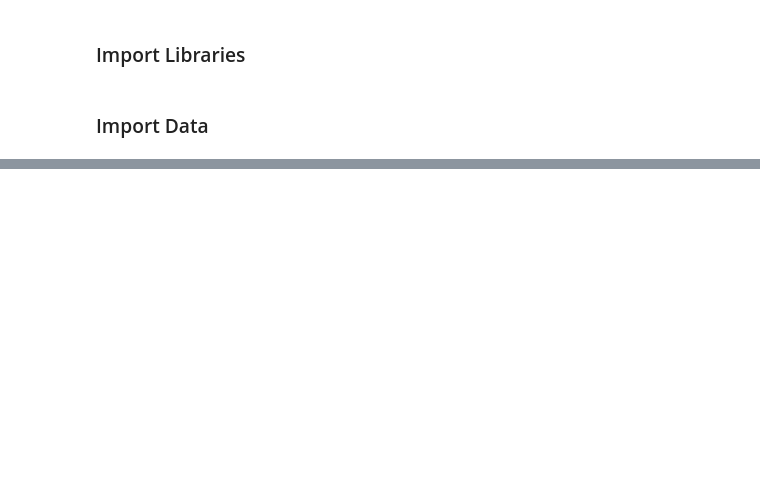
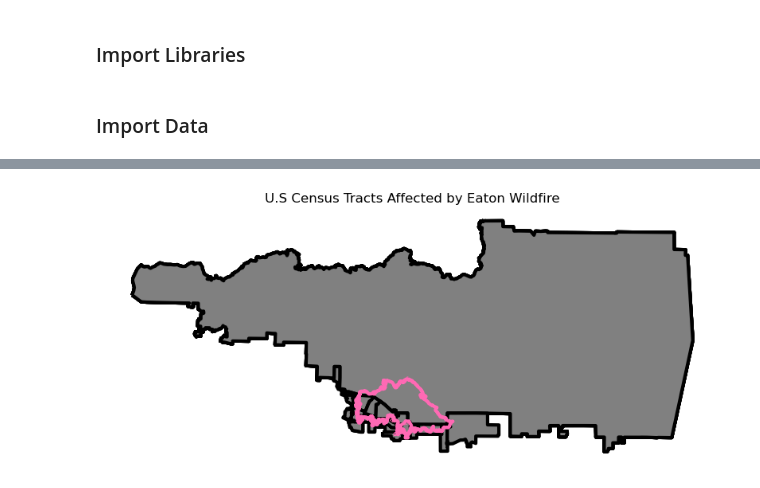
Before and after one commit to marietolteca00/eds220-hwk4, a Jupyter notebook: la_wildifre_and_social_impacts.ipynb, the cells around one changed output, grey strips where cells are left out. Drawn from its saved outputs; the diff is of its cells as text; code cells hidden in the pictures; blank space fills up the shorter version.

```diff
--- a/la_wildifre_and_social_impacts.ipynb
+++ b/la_wildifre_and_social_impacts.ipynb
@@ -383,0 +313,3 @@ In this figure we are able to clearly see the areas that were affected by the wi
+# %%
+# Spatially join EJI and Eaton
+eji_eaton = gpd.sjoin(eji,eaton,predicate="intersects")
@@ -383,0 +339,21 @@ In this figure we are able to clearly see the areas that were affected by the wi
+# %%
+# Define figure and axis dimensions
+fig, ax= plt.subplots(figsize = (10,10))
+
+# Joined with EJI
+eji_eaton.plot(ax=ax, edgecolor= "black", facecolor= "grey", linewidth = 3)
+
+# Eaton Reprojected
+eaton.plot(ax=ax, edgecolor= "hotpink", color= "none", linewidth = 3)
+
+# Set title
+ax.set_title("U.S Census Tracts Affected by Eaton Wildfire")
+
+# Turn off axis ticks
+ax.set_axis_off()
+
+
+# Show plot
+plt.show()
+# %% [output]
+[figure, added]
```
Also changed, not shown: parts of 75 cells of this notebook, 1 other file.
